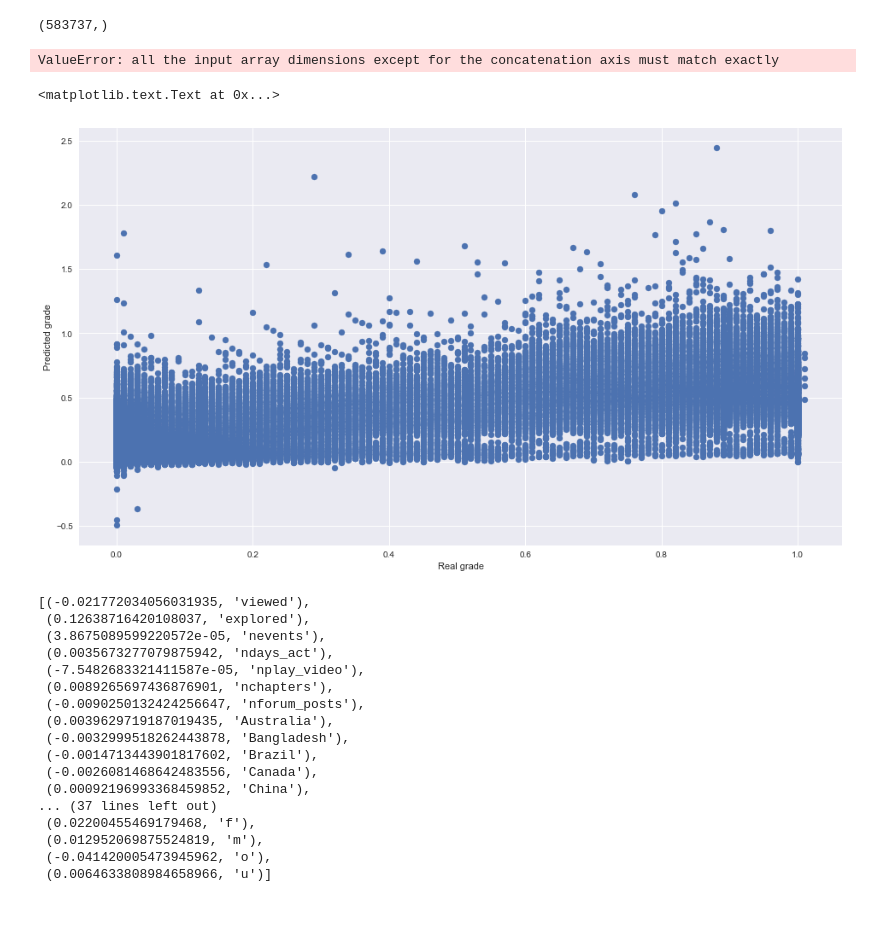
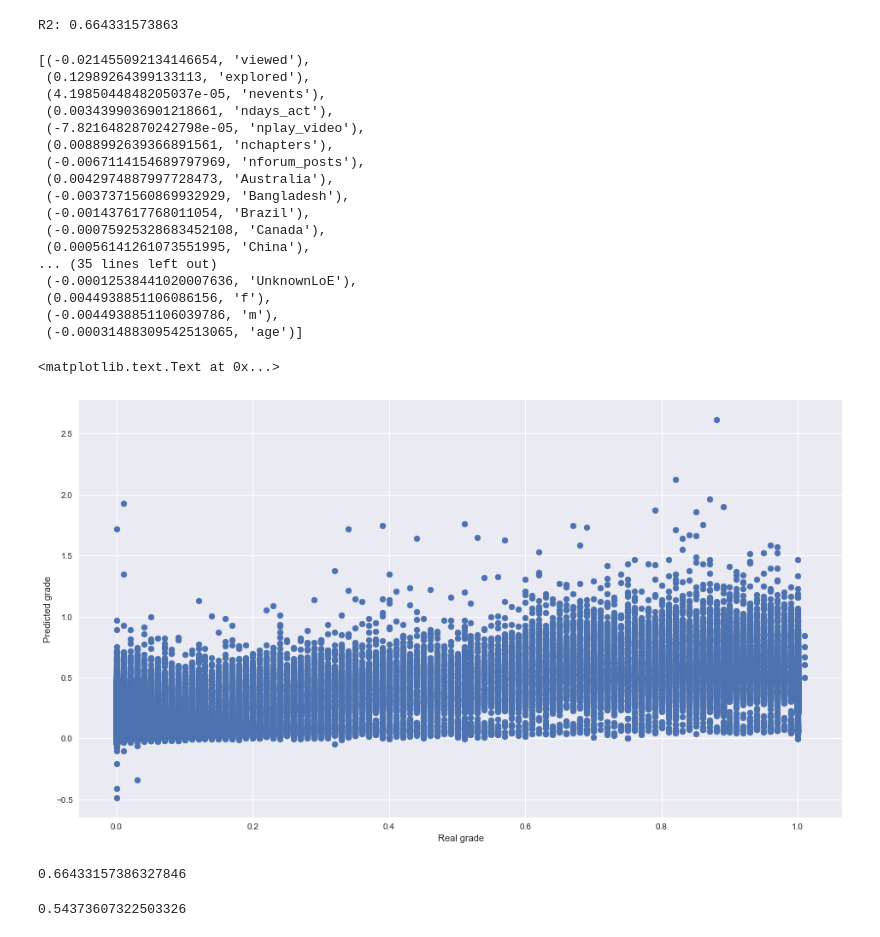
Before and after one commit to nadjalc/CSSproject, a Jupyter notebook: CSSproject -Linear regression model.ipynb, the cells around one changed output. Saved outputs shown, nothing was run; the diff lists cells and outputs as text; code cells hidden in the pictures.

Commit message:
Linear regression changes

```diff
--- a/CSSproject -Linear regression model.ipynb
+++ b/CSSproject -Linear regression model.ipynb
@@ -51,4 +95,2 @@ df1
 # %%
 variables.columns
-# %%
-excluded_columns = ['course_id','userid_DI', 'certified', 'final_cc_cname_DI', 'start_time_DI', 'last_event_DI', 'LoE_DI','YoB', 'gender','grade']
@@ -81,14 +111,12 @@ X.shape
-# %%
-y.shape
-# %% [output]
-(583737,)
 # %%
-# lm = LinearRegression()
-slope, intercept, r_value, p_value, std_err = stats.linregress(X,y)
+lm = LinearRegression()
+lm.fit(X, y)
+predictions = lm.predict(X)
+# slope, intercept, r_value, p_value, std_err = stats.linregress(X,y)
 # predictions = lm.predict(X_test)
 # print('MSE:', metrics.mean_squared_error(y_test, predictions))
 # print('RMSE:', np.sqrt(metrics.mean_squared_error(y_test, predictions)))
 # print('MAE:', metrics.mean_absolute_error(y_test, predictions))
-# print('R2:', metrics.r2_score(y_test, predictions))
+print('R2:', metrics.r2_score(y, predictions))
 # %% [output]
-ValueError: all the input array dimensions except for the concatenation axis must match exactly
+R2: 0.664331573863
@@ -98,27 +123,27 @@ res.head()
-# %%
-plt.scatter(y_test,predictions)
-plt.xlabel('Real grade')
-plt.ylabel('Predicted grade')
-# %% [output]
-<matplotlib.text.Text at 0x...>
-[figure, removed]
 # %%
 list(zip(lm.coef_, X.columns))
 # %% [output]
-[(-0.021772034056031935, 'viewed'),
- (0.12638716420108037, 'explored'),
- (3.8675089599220572e-05, 'nevents'),
- (0.0035673277079875942, 'ndays_act'),
- (-7.5482683321411587e-05, 'nplay_video'),
- (0.0089265697436876901, 'nchapters'),
- (-0.0090250132424256647, 'nforum_posts'),
- (0.0039629719187019435, 'Australia'),
- (-0.0032999518262443878, 'Bangladesh'),
- (-0.0014713443901817602, 'Brazil'),
- (-0.0026081468642483556, 'Canada'),
- (0.00092196993368459852, 'China'),
-... (37 lines left out)
- (0.02200455469179468, 'f'),
- (0.012952069875524819, 'm'),
- (-0.041420005473945962, 'o'),
- (0.0064633808984658966, 'u')]
+[(-0.021455092134146654, 'viewed'),
+ (0.12989264399133113, 'explored'),
+ (4.1985044848205037e-05, 'nevents'),
+ (0.0034399036901218661, 'ndays_act'),
+ (-7.8216482870242798e-05, 'nplay_video'),
+ (0.0088992639366891561, 'nchapters'),
+ (-0.0067114154689797969, 'nforum_posts'),
+ (0.0042974887997728473, 'Australia'),
+ (-0.0037371560869932929, 'Bangladesh'),
+ (-0.001437617768011054, 'Brazil'),
+ (-0.00075925328683452108, 'Canada'),
+ (0.00056141261073551995, 'China'),
+... (35 lines left out)
+ (-0.00012538441020007636, 'UnknownLoE'),
+ (0.0044938851106086156, 'f'),
+ (-0.0044938851106039786, 'm'),
+ (-0.00031488309542513065, 'age')]
+# %%
+plt.scatter(y,predictions)
+plt.xlabel('Real grade')
+plt.ylabel('Predicted grade')
+# %% [output]
+<matplotlib.text.Text at 0x...>
+[figure, added]
@@ -124,0 +161,8 @@ list(zip(lm.coef_, X.columns))
+# %%
+reg_model([])
+# %% [output]
+0.66433157386327846
+# %%
+reg_model(a)
+# %% [output]
+0.54373607322503326
```
Also changed, not shown: parts of 24 cells of this notebook, 1 other file.
